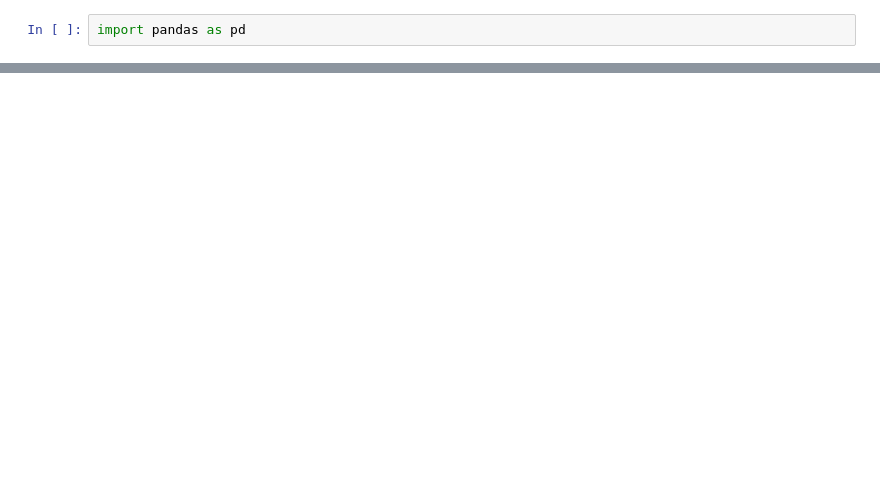
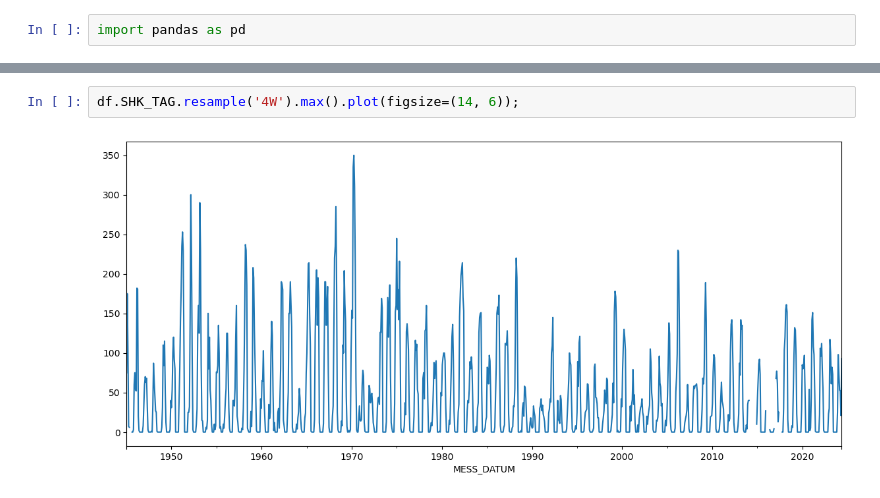
Before and after one commit to cchwala/dwd_snow_data_analysis, a Jupyter notebook: days_with_snow_cover.ipynb, the cells around one changed output, grey strips where cells are left out. Drawn from its saved outputs; the diff is of its cells as text; blank space fills up the shorter version.

```diff
--- a/days_with_snow_cover.ipynb
+++ b/days_with_snow_cover.ipynb
@@ -121,0 +138,4 @@ DatetimeIndex(['1945-01-01 00:00:00+00:00', '1945-01-02 00:00:00+00:00',
+# %%
+df.SHK_TAG.resample('4W').max().plot(figsize=(14, 6));
+# %% [output]
+[figure, added]
```
Also changed, not shown: parts of 36 cells of this notebook.
